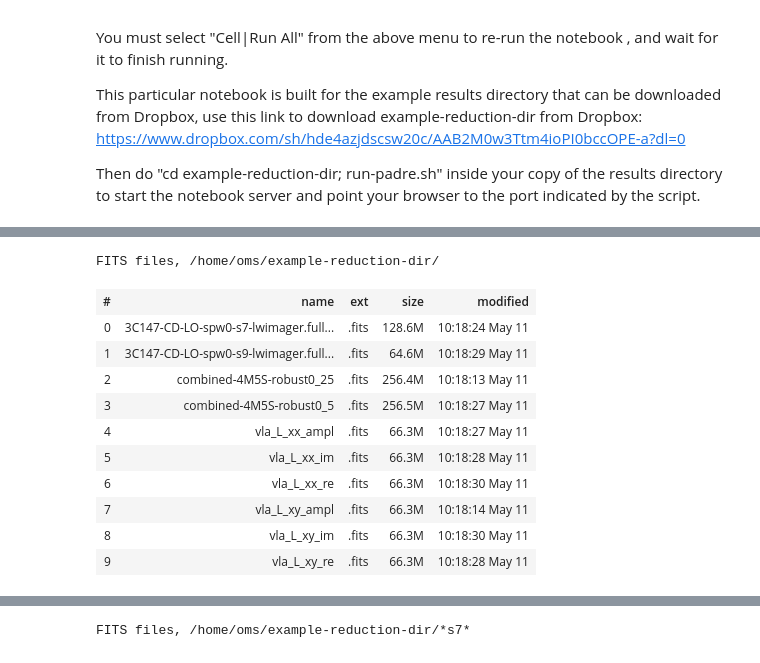
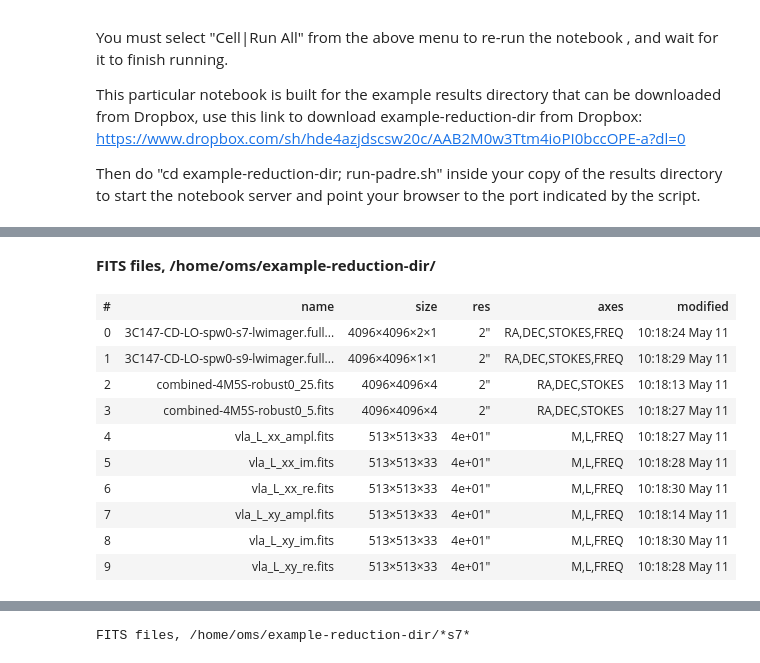
Before and after one commit to ratt-ru/radiopadre, a Jupyter notebook: notebooks/extended-example.ipynb, the cells around one changed output, grey strips where cells are left out. Saved outputs shown, nothing was run; the diff lists cells and outputs as text; code cells hidden in the pictures.

Commit message:
re-rendered extended example

```diff
--- a/notebooks/extended-example.ipynb
+++ b/notebooks/extended-example.ipynb
@@ -49,18 +46,18 @@ dirs[0].files
 # %%
-dirs[0].fits  # gives list of FITS files in directory #0 above
+dirs[0].fits.summary()  # gives list of FITS files in directory #0 above
 # %% [output]
-FITS files, /home/oms/example-reduction-dir/
+FITS files, /home/oms/example-reduction-dir/
-| # | name | ext | size | modified |
-| 0 | 3C147-CD-LO-spw0-s7-lwimager.full... | .fits | 128.6M | 10:18:24 May 11 |
-| 1 | 3C147-CD-LO-spw0-s9-lwimager.full... | .fits | 64.6M | 10:18:29 May 11 |
-| 2 | combined-4M5S-robust0_25 | .fits | 256.4M | 10:18:13 May 11 |
-| 3 | combined-4M5S-robust0_5 | .fits | 256.5M | 10:18:27 May 11 |
-| 4 | vla_L_xx_ampl | .fits | 66.3M | 10:18:27 May 11 |
-| 5 | vla_L_xx_im | .fits | 66.3M | 10:18:28 May 11 |
-| 6 | vla_L_xx_re | .fits | 66.3M | 10:18:30 May 11 |
-| 7 | vla_L_xy_ampl | .fits | 66.3M | 10:18:14 May 11 |
-| 8 | vla_L_xy_im | .fits | 66.3M | 10:18:30 May 11 |
-| 9 | vla_L_xy_re | .fits | 66.3M | 10:18:28 May 11 |
+| # | name | size | res | axes | modified |
+| 0 | 3C147-CD-LO-spw0-s7-lwimager.full... | 4096×4096×2×1 | 2" | RA,DEC,STOKES,FREQ | 10:18:24 May 11 |
+| 1 | 3C147-CD-LO-spw0-s9-lwimager.full... | 4096×4096×1×1 | 2" | RA,DEC,STOKES,FREQ | 10:18:29 May 11 |
+| 2 | combined-4M5S-robust0_25.fits | 4096×4096×4 | 2" | RA,DEC,STOKES | 10:18:13 May 11 |
+| 3 | combined-4M5S-robust0_5.fits | 4096×4096×4 | 2" | RA,DEC,STOKES | 10:18:27 May 11 |
+| 4 | vla_L_xx_ampl.fits | 513×513×33 | 4e+01" | M,L,FREQ | 10:18:27 May 11 |
+| 5 | vla_L_xx_im.fits | 513×513×33 | 4e+01" | M,L,FREQ | 10:18:28 May 11 |
+| 6 | vla_L_xx_re.fits | 513×513×33 | 4e+01" | M,L,FREQ | 10:18:30 May 11 |
+| 7 | vla_L_xy_ampl.fits | 513×513×33 | 4e+01" | M,L,FREQ | 10:18:14 May 11 |
+| 8 | vla_L_xy_im.fits | 513×513×33 | 4e+01" | M,L,FREQ | 10:18:30 May 11 |
+| 9 | vla_L_xy_re.fits | 513×513×33 | 4e+01" | M,L,FREQ | 10:18:28 May 11 |
 # %%
 # displays thumbnails for all FITS files in directory #0
 dirs[0].fits.thumbs()
```
Also changed, not shown: parts of 8 cells of this notebook.
